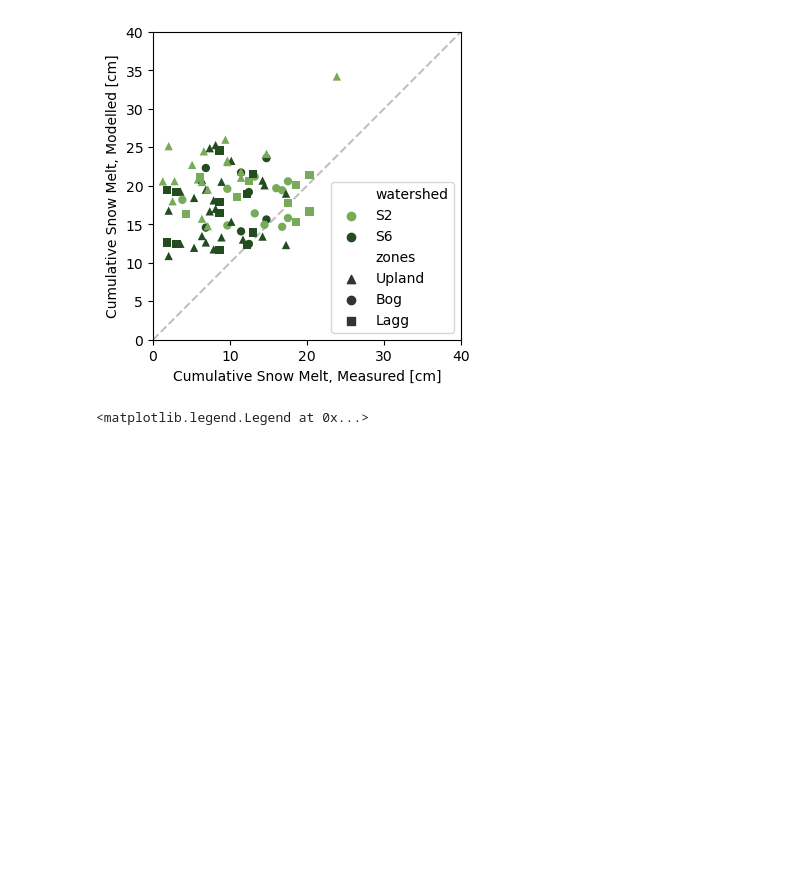
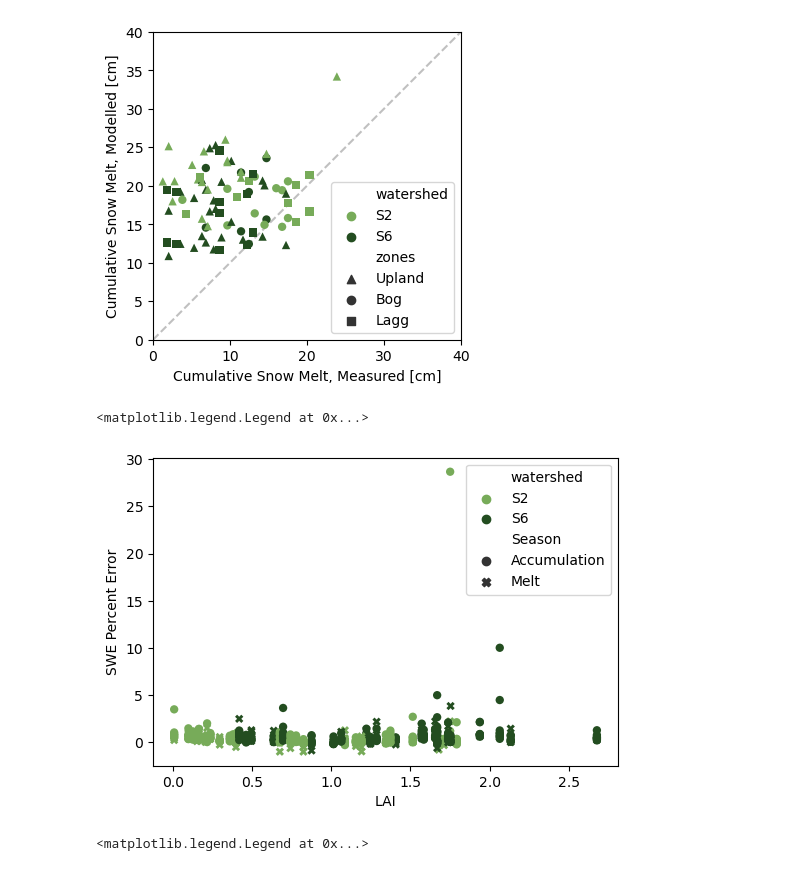
Before and after one commit to mwdjones/mef-snowhydro, a Jupyter notebook: Data and Codes/02_snowmeltanalysis.ipynb, the cells around one changed output. Saved outputs shown, nothing was run; the diff lists cells and outputs as text; code cells hidden in the pictures; blank space fills up the shorter version.

Commit message:
plots for WRC poster

```diff
--- a/Data and Codes/02_snowmeltanalysis.ipynb
+++ b/Data and Codes/02_snowmeltanalysis.ipynb
@@ -328,6 +334,24 @@ ax.legend()
 # %% [output]
 <matplotlib.legend.Legend at 0x...>
 [figure]
+# %%
+'''SWE Error by LAI'''
+modelledSnow_SWE['SWE_error'] = (modelledSnow_SWE.SWE_cm_modelled - modelledSnow_SWE.SWE_cm_measured)/modelledSnow_SWE.SWE_cm_measured
+
+#Plot
+fig, ax = plt.subplots(1, 1, figsize = (6,4))
+
+#ax.axline(xy1 = [0, 0], xy2 = [40, 40], linestyle = '--', color = 'silver', zorder = -5)
+sns.scatterplot(data = modelledSnow_SWE, x = 'LAI', y = 'SWE_error',
+                hue = 'watershed', style = 'Season',
+                palette = {'S2': '#77ab59', 'S6': '#234d20'},
+                linewidth = 0)
+ax.set_xlabel('LAI')
+ax.set_ylabel('SWE Percent Error')
+ax.legend(bbox_to_anchor = (1, 1))
+# %% [output]
+<matplotlib.legend.Legend at 0x...>
+[figure, added]
 # %%
 '''LAI and measured Snow melt'''
 #Plot
```
Also changed, not shown: parts of 1 cell of this notebook, 9 other files.
